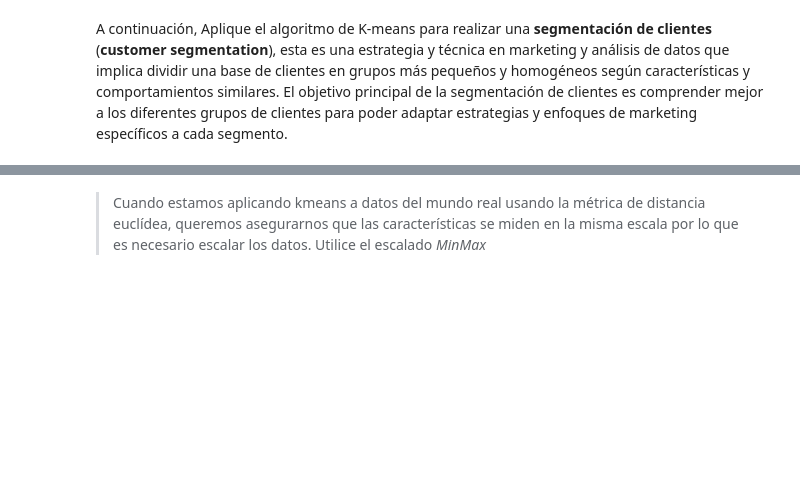
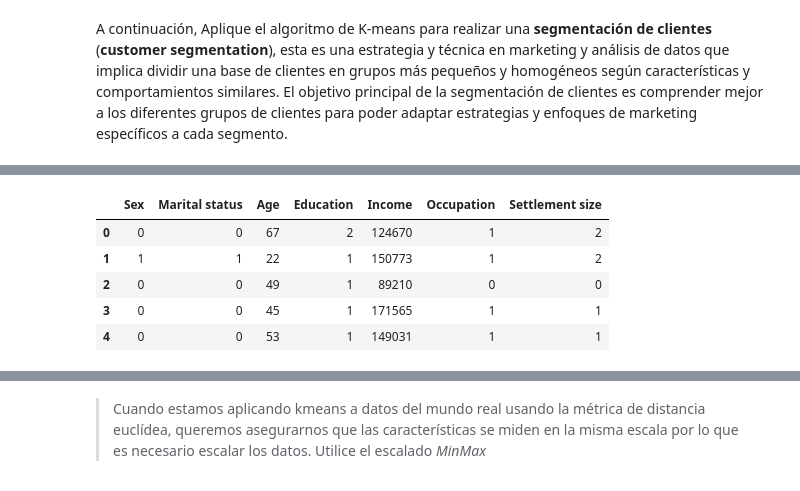
Before and after one commit to axelescalante0/Aprendizaje-Maquinal, a Jupyter notebook: Scrips/Clustering/Segmentacion_de_clientes.ipynb, the cells around one changed output, grey strips where cells are left out. Cells and saved outputs as stored; diff of their text form; code cells hidden in the pictures; blank space fills up the shorter version.

```diff
--- a/Scrips/Clustering/Segmentacion_de_clientes.ipynb
+++ b/Scrips/Clustering/Segmentacion_de_clientes.ipynb
@@ -50,0 +49,10 @@ customer.head()
+# %%
+customer = customer.drop(['ID'], axis=1)
+customer.head()
+# %% [output]
+|  | Sex | Marital status | Age | Education | Income | Occupation | Settlement size |
+| 0 | 0 | 0 | 67 | 2 | 124670 | 1 | 2 |
+| 1 | 1 | 1 | 22 | 1 | 150773 | 1 | 2 |
+| 2 | 0 | 0 | 49 | 1 | 89210 | 0 | 0 |
+| 3 | 0 | 0 | 45 | 1 | 171565 | 1 | 1 |
+| 4 | 0 | 0 | 53 | 1 | 149031 | 1 | 1 |
```
Also changed, not shown: parts of 7 cells of this notebook, 1 other file.
